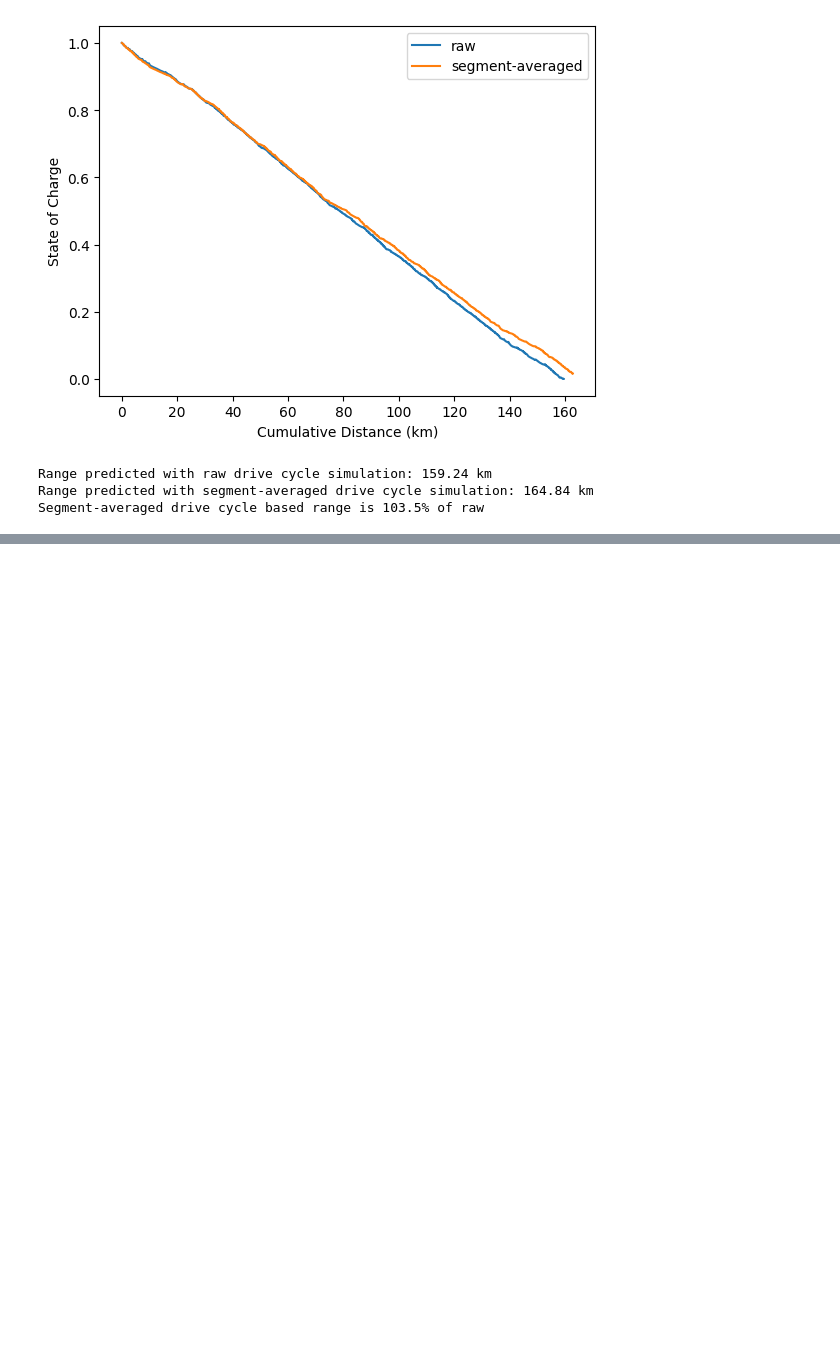
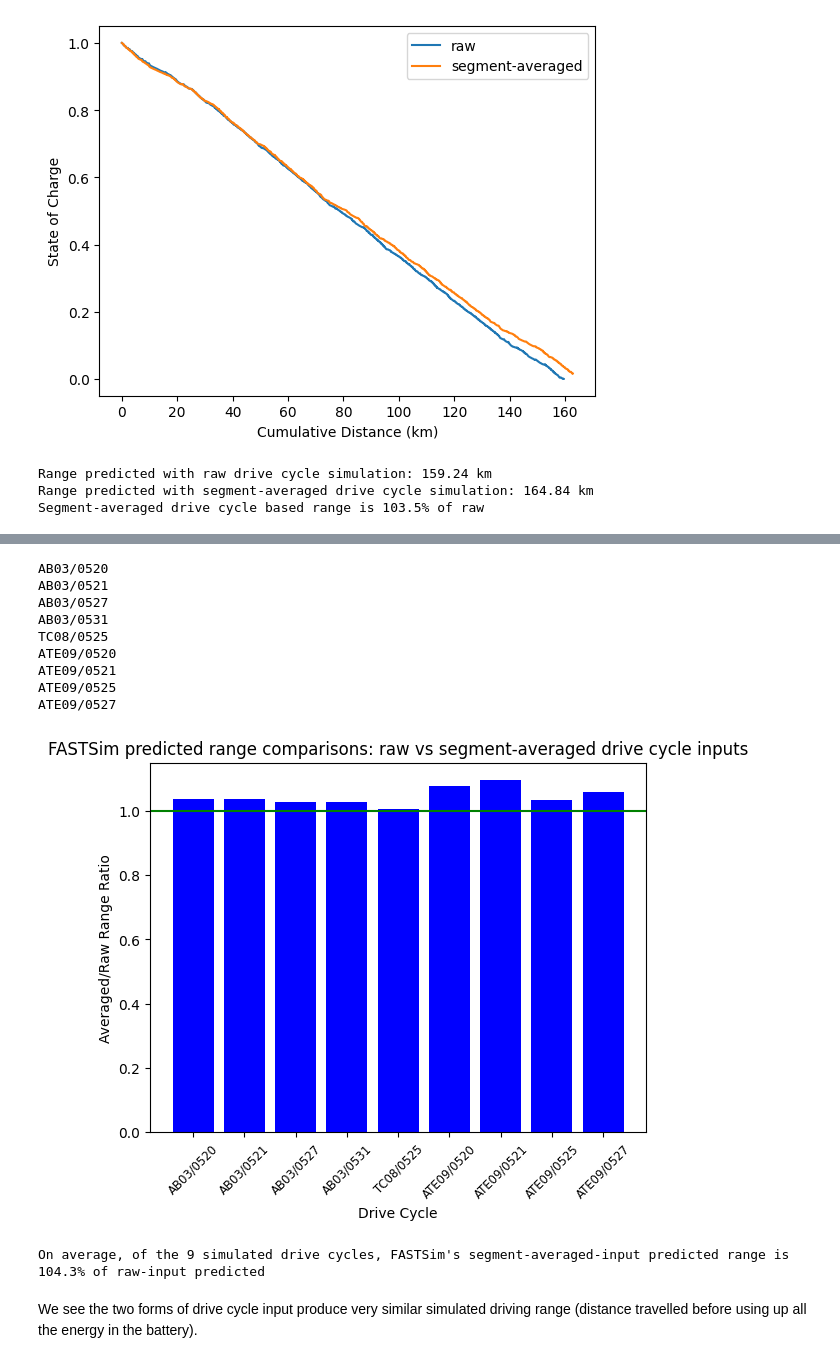
Before and after one commit to RESET-Lab/TransitBusSimulation, a Jupyter notebook: FASTSim Simulation/Averaged Speed Simulation.ipynb, the cells around one changed output, grey strips where cells are left out. Cells and saved outputs as stored; diff of their text form; code cells hidden in the pictures; blank space fills up the shorter version.

```diff
--- a/FASTSim Simulation/Averaged Speed Simulation.ipynb
+++ b/FASTSim Simulation/Averaged Speed Simulation.ipynb
@@ -278,0 +177,32 @@ Segment-averaged drive cycle based range is 103.5% of raw
+# %%
+route_names = []
+range_ratios = []
+for route_name, range_results in ranges.items():
+    print(route_name)
+    range_ratio = range_results['segment_averaged'] / range_results['raw']
+    route_names.append(route_name)
+    range_ratios.append(range_ratio)
+
+plt.bar(route_names, height=range_ratios, color='blue')
+plt.title('FASTSim predicted range comparisons: raw vs segment-averaged drive cycle inputs')
+plt.axhline(1.0, color='green')
+plt.xlabel('Drive Cycle')
+plt.ylabel('Averaged/Raw Range Ratio')
+plt.xticks(rotation=45, fontsize='small')
+plt.show()
+
+print(f'On average, of the {len(ranges)} simulated drive cycles, FASTSim\'s segment-averaged-input predicted range is {np.average(range_ratios)*100:.01f}% of raw-input predicted range')
+# %% [output]
+AB03/0520
+AB03/0521
+AB03/0527
+AB03/0531
+TC08/0525
+ATE09/0520
+ATE09/0521
+ATE09/0525
+ATE09/0527
+[figure, added]
+On average, of the 9 simulated drive cycles, FASTSim's segment-averaged-input predicted range is 104.3% of raw-input predicted
+# %% [markdown]
+We see the two forms of drive cycle input produce very similar simulated driving range (distance travelled before using up all the energy in the battery).
```
Also changed, not shown: parts of 11 cells of this notebook.
